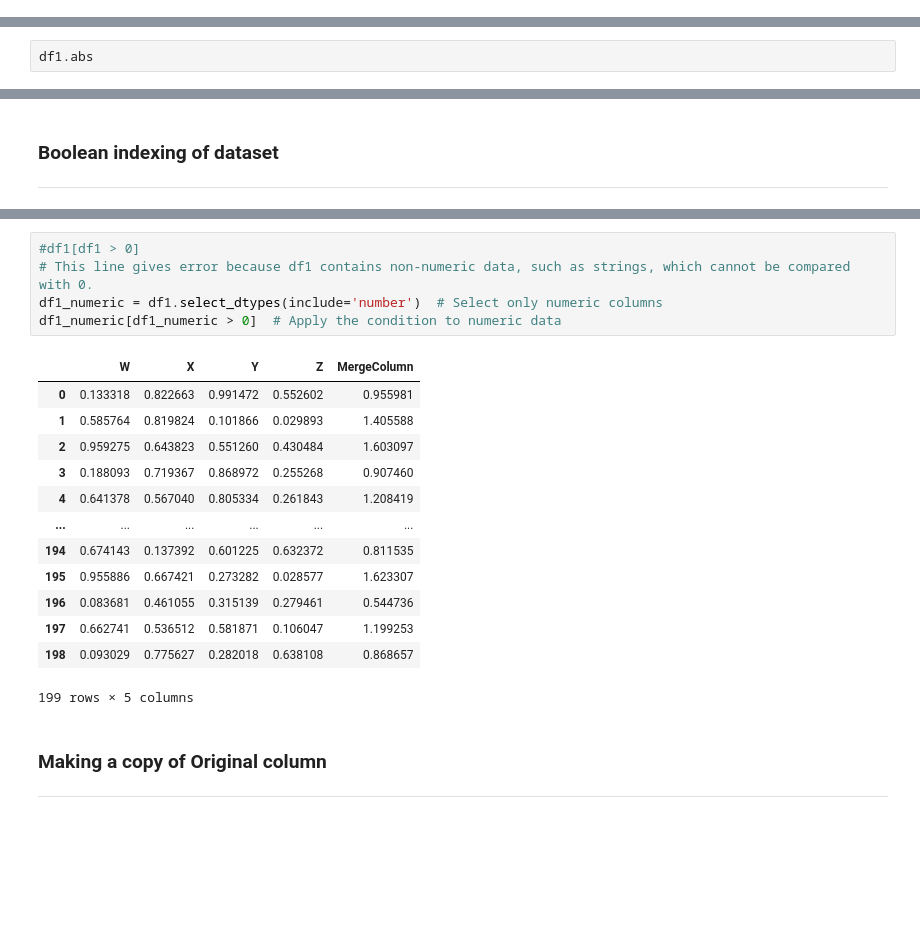
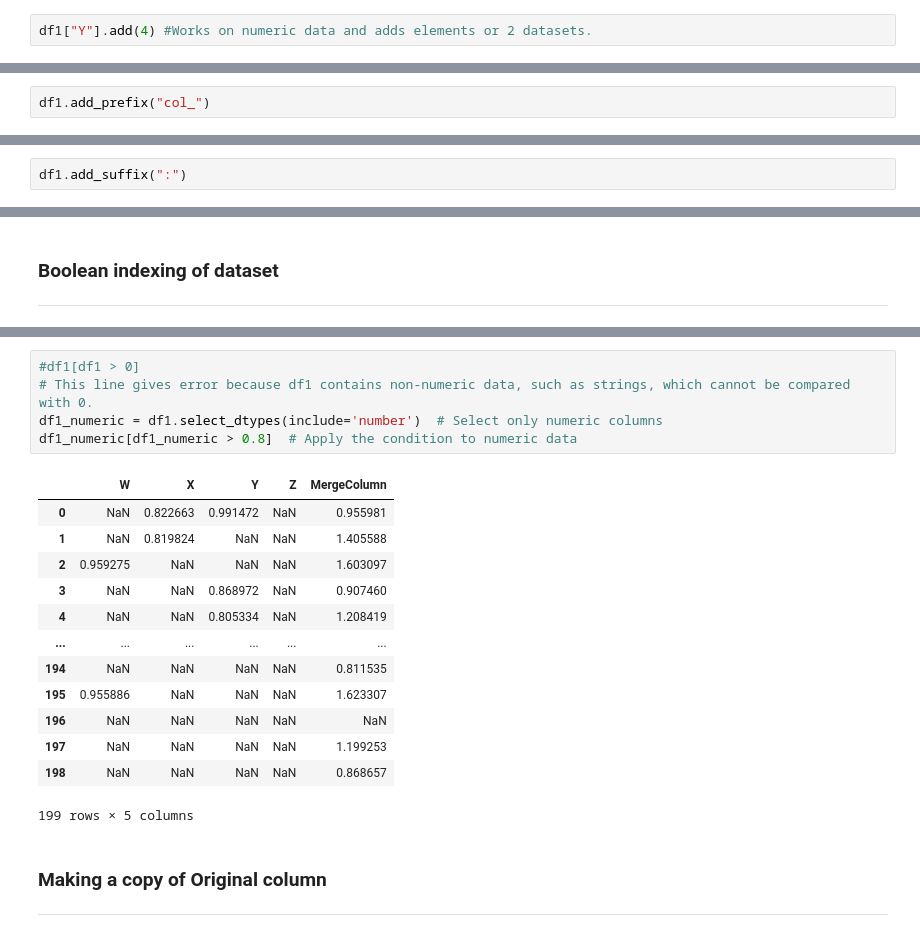
Before and after one commit to TouseefDataScientist/Artificialintelligence, a Jupyter notebook: Wajiha_Pandas_Practise.ipynb, the cells around one changed output, grey strips where cells are left out. Drawn from its saved outputs; the diff is of its cells as text; blank space fills up the shorter version.

```diff
--- a/Wajiha_Pandas_Practise.ipynb
+++ b/Wajiha_Pandas_Practise.ipynb
@@ -50,0 +81,2 @@ dtype: object
+# %%
+df1["Y"].add(4) #Works on numeric data and adds elements or 2 datasets.
@@ -50,0 +96,2 @@ dtype: object
+# %%
+df1.add_prefix("col_")
@@ -51,3 +112,3 @@ dtype: object
 # %%
-df1.abs
+df1.add_suffix(":")
 # %% [output]
@@ -681,21 +743,21 @@ df1[df1["Z"] > 0]
 # %%
 #df1[df1 > 0]
 # This line gives error because df1 contains non-numeric data, such as strings, which cannot be compared with 0.
 df1_numeric = df1.select_dtypes(include='number')  # Select only numeric columns
-df1_numeric[df1_numeric > 0]  # Apply the condition to numeric data
+df1_numeric[df1_numeric > 0.8]  # Apply the condition to numeric data
 # %% [output]
 |  | W | X | Y | Z | MergeColumn |
-| 0 | 0.133318 | 0.822663 | 0.991472 | 0.552602 | 0.955981 |
-| 1 | 0.585764 | 0.819824 | 0.101866 | 0.029893 | 1.405588 |
-| 2 | 0.959275 | 0.643823 | 0.551260 | 0.430484 | 1.603097 |
-| 3 | 0.188093 | 0.719367 | 0.868972 | 0.255268 | 0.907460 |
-| 4 | 0.641378 | 0.567040 | 0.805334 | 0.261843 | 1.208419 |
+| 0 | NaN | 0.822663 | 0.991472 | NaN | 0.955981 |
+| 1 | NaN | 0.819824 | NaN | NaN | 1.405588 |
+| 2 | 0.959275 | NaN | NaN | NaN | 1.603097 |
+| 3 | NaN | NaN | 0.868972 | NaN | 0.907460 |
+| 4 | NaN | NaN | 0.805334 | NaN | 1.208419 |
 | ... | ... | ... | ... | ... | ... |
-| 194 | 0.674143 | 0.137392 | 0.601225 | 0.632372 | 0.811535 |
-| 195 | 0.955886 | 0.667421 | 0.273282 | 0.028577 | 1.623307 |
-| 196 | 0.083681 | 0.461055 | 0.315139 | 0.279461 | 0.544736 |
-| 197 | 0.662741 | 0.536512 | 0.581871 | 0.106047 | 1.199253 |
-| 198 | 0.093029 | 0.775627 | 0.282018 | 0.638108 | 0.868657 |
+| 194 | NaN | NaN | NaN | NaN | 0.811535 |
+| 195 | 0.955886 | NaN | NaN | NaN | 1.623307 |
+| 196 | NaN | NaN | NaN | NaN | NaN |
+| 197 | NaN | NaN | NaN | NaN | 1.199253 |
+| 198 | NaN | NaN | NaN | NaN | 0.868657 |
 199 rows × 5 columns
 # %% [markdown]
 ### Making a copy of Original column
```
Also changed, not shown: parts of 60 cells of this notebook.
